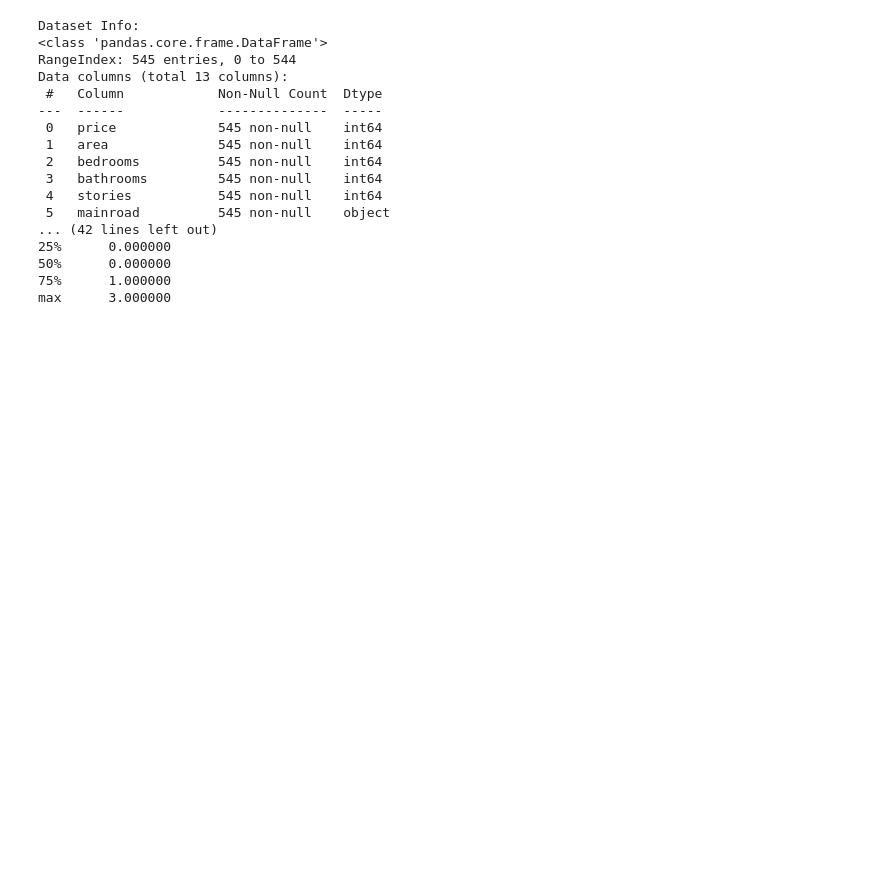
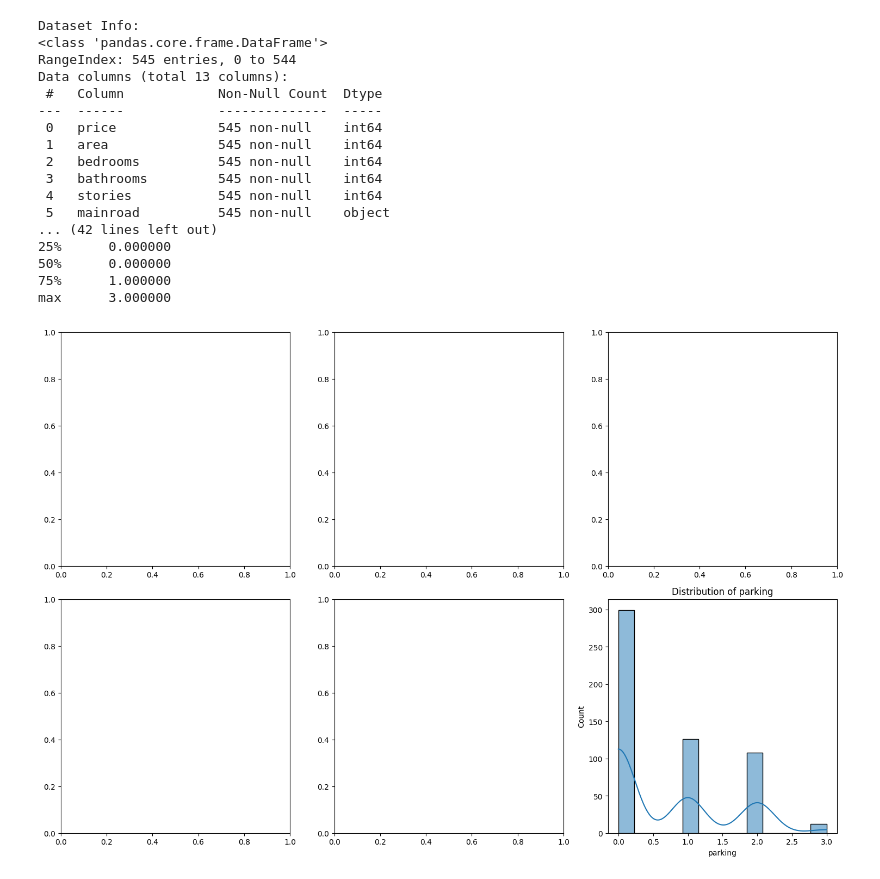
Before and after one commit to Lulieeliyas/AI-Group-one-Project, a Jupyter notebook: house.ipynb, the cells around one changed output. Drawn from its saved outputs; the diff is of its cells as text; code cells hidden in the pictures; blank space fills up the shorter version.

```diff
--- a/house.ipynb
+++ b/house.ipynb
@@ -76,3 +76,17 @@ Data columns (total 13 columns):
 50%      0.000000
 75%      1.000000
 max      3.000000
+# %%
+# Data Visualization
+plt.figure(figsize=(15, 10))
+
+# Numerical features
+numerical_features = ['price', 'area', 'bedrooms', 'bathrooms', 'stories', 'parking']
+for i, feature in enumerate(numerical_features, 1):
+ plt.subplot(2, 3, i)
+sns.histplot(df[feature], kde=True)
+plt.title(f'Distribution of {feature}')
+plt.tight_layout()
+plt.show()
+# %% [output]
+[figure, added]
```
